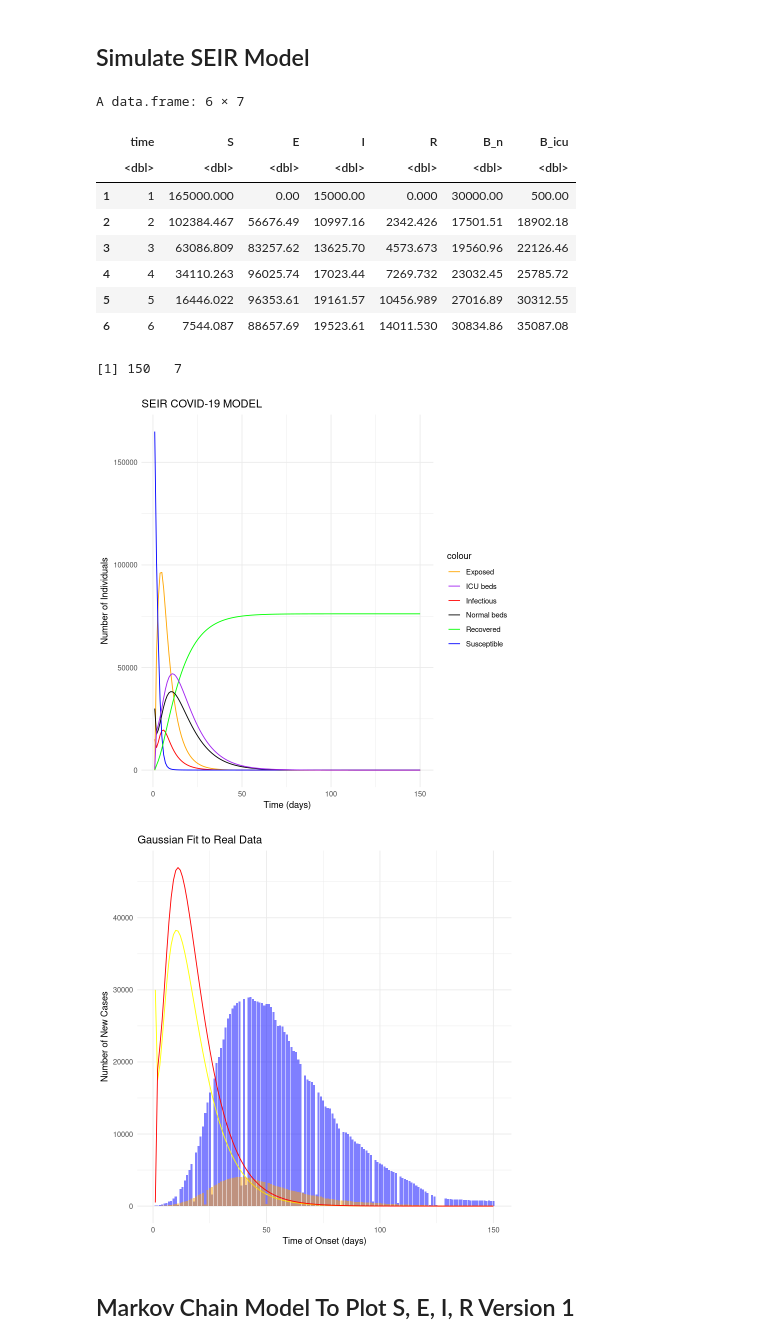
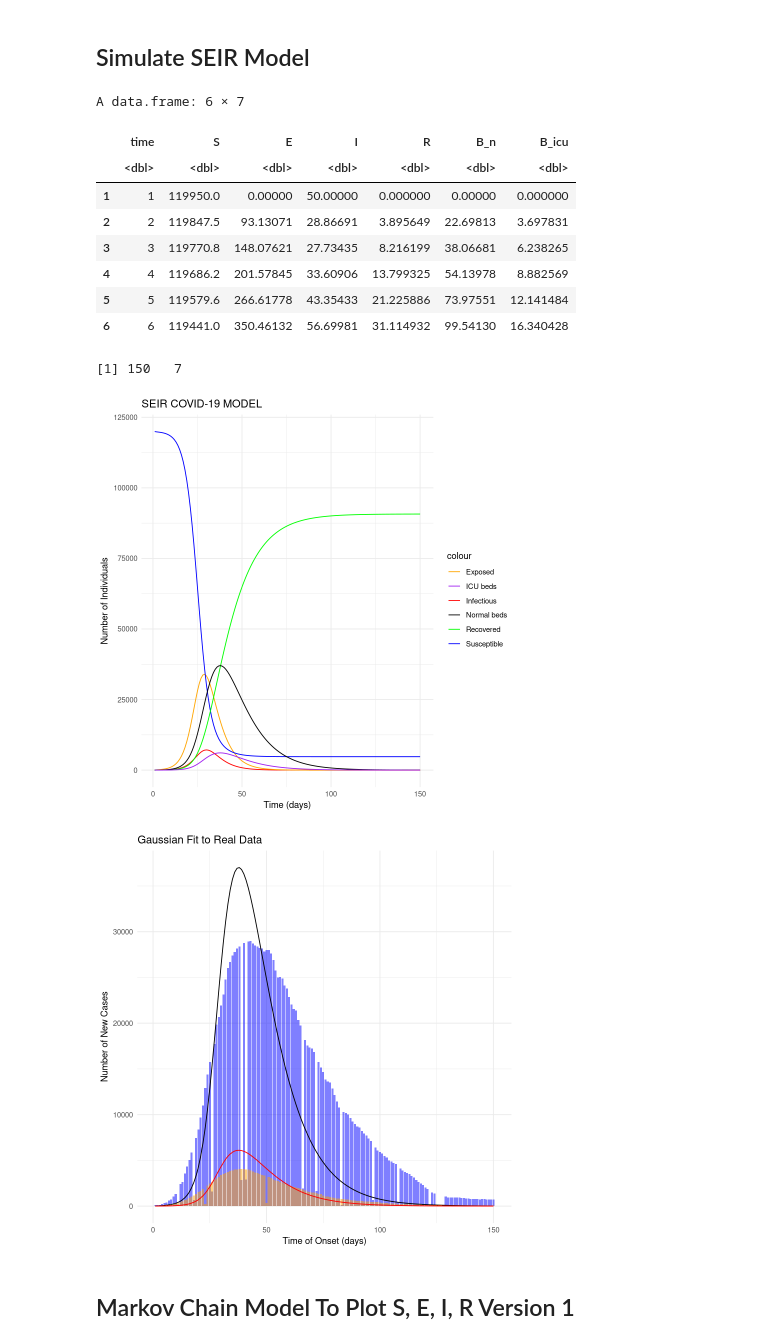
Before and after one commit to Vilmo18/COVID-19-Making-Decision, a Jupyter notebook: Covid_code_new.ipynb, the cells around one changed output. Saved outputs shown, nothing was run; the diff lists cells and outputs as text; code cells hidden in the pictures.

```diff
--- a/Covid_code_new.ipynb
+++ b/Covid_code_new.ipynb
@@ -194,20 +182,20 @@ seir <- function(t, y, params) {
 # Parameters and initial conditions
 latent_period=5.6 #[days]
 params <- c(
-  beta_0 = 10,
-  beta_1 = 3,
+  beta_0 = 2.8,
+  beta_1 = 2,
   gamma = 1/12,
-  alpha = 0.75   ,
-  lambda1 =2,
-  lambda2 =1.5  ,
+  alpha = 0.75  ,
+  lambda1 =10,
+  lambda2 =60.5  ,
   theta = 1/15,
   delta = 1/8,
-  tau = 100,
-  q = 25,
-  N = 250000 ,
+  tau = 500,
+  q = 100,
+  N = 120000 ,
   sigma=1/latent_period  )
 
-initial_conditions <- c(S =165000, E = 0, I = 15000, R = 0, B_n=30000,B_icu=500)
+initial_conditions <- c(S =120000-50, E = 0, I = 50, R = 0, B_n=0,B_icu=0)
 times <- seq(1, 150, by = 1)
 # %% [markdown]
 ## Simulate SEIR Model
@@ -223,12 +211,12 @@ head(seir_df)
 A data.frame: 6 × 7
 |  | time | S | E | I | R | B_n | B_icu |
 |  | <dbl> | <dbl> | <dbl> | <dbl> | <dbl> | <dbl> | <dbl> |
-| 1 | 1 | 165000.000 | 0.00 | 15000.00 | 0.000 | 30000.00 | 500.00 |
-| 2 | 2 | 102384.467 | 56676.49 | 10997.16 | 2342.426 | 17501.51 | 18902.18 |
-| 3 | 3 | 63086.809 | 83257.62 | 13625.70 | 4573.673 | 19560.96 | 22126.46 |
-| 4 | 4 | 34110.263 | 96025.74 | 17023.44 | 7269.732 | 23032.45 | 25785.72 |
-| 5 | 5 | 16446.022 | 96353.61 | 19161.57 | 10456.989 | 27016.89 | 30312.55 |
-| 6 | 6 | 7544.087 | 88657.69 | 19523.61 | 14011.530 | 30834.86 | 35087.08 |
+| 1 | 1 | 119950.0 | 0.00000 | 50.00000 | 0.000000 | 0.00000 | 0.000000 |
+| 2 | 2 | 119847.5 | 93.13071 | 28.86691 | 3.895649 | 22.69813 | 3.697831 |
+| 3 | 3 | 119770.8 | 148.07621 | 27.73435 | 8.216199 | 38.06681 | 6.238265 |
+| 4 | 4 | 119686.2 | 201.57845 | 33.60906 | 13.799325 | 54.13978 | 8.882569 |
+| 5 | 5 | 119579.6 | 266.61778 | 43.35433 | 21.225886 | 73.97551 | 12.141484 |
+| 6 | 6 | 119441.0 | 350.46132 | 56.69981 | 31.114932 | 99.54130 | 16.340428 |
 # %%
 dim(seir_df)
 # %% [output]
@@ -247,19 +235,19 @@ ggplot(seir_df, aes(x = time)) +
   scale_color_manual(values = c("Infectious" = "red", "Exposed" = "orange", "Susceptible" = "blue", "Recovered" ="green","Normal beds" = "black","ICU beds" = "purple")) +
   theme_minimal()
 # %% [output]
-[figure, old version]
+[figure, new version]
 # %%
 # Plot the real data and Gaussian fit
 ggplot() +
   geom_bar(data = covid_bed, aes(x = times, y = non_icu), stat = "identity", fill = "blue", alpha = 0.5) +
-  geom_line(data = seir_df, aes(x = times, y = B_n), color = "yellow") +
+  geom_line(data = seir_df, aes(x = times, y = B_n), color = "black") +
 geom_bar(data = covid_bed, aes(x = times, y = icu), stat = "identity", fill = "orange", alpha = 0.5) +
   geom_line(data = seir_df, aes(x = times, y = B_icu), color = "red") +
   labs(title = "Gaussian Fit to Real Data",
        x = "Time of Onset (days)", y = "Number of New Cases") +
   theme_minimal()
 # %% [output]
-[figure, old version]
+[figure, new version]
 # %% [markdown]
 ## Markov Chain Model To Plot S, E, I, R  Version 1
 # %%
```
Also changed, not shown: parts of 3 cells of this notebook.
